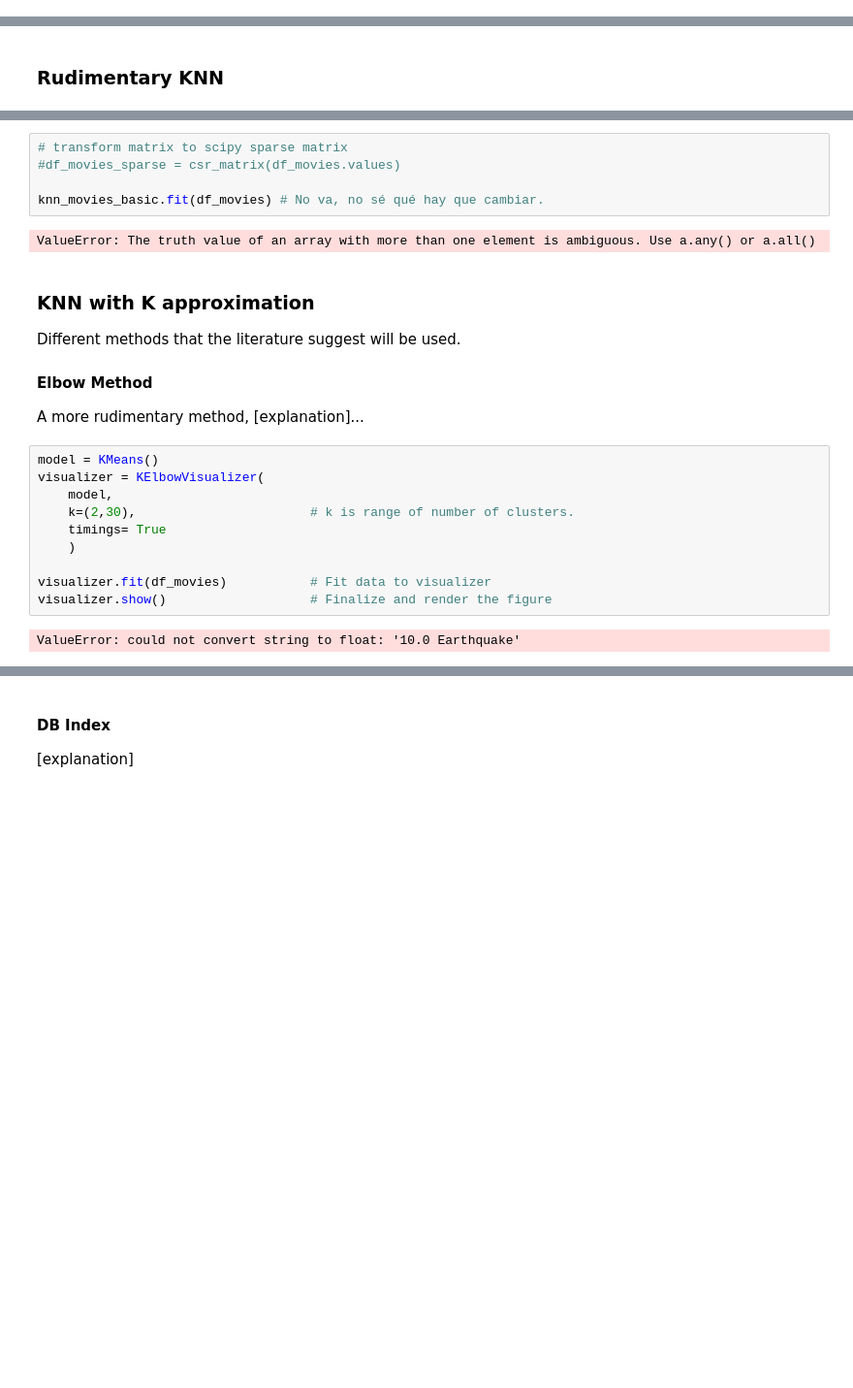
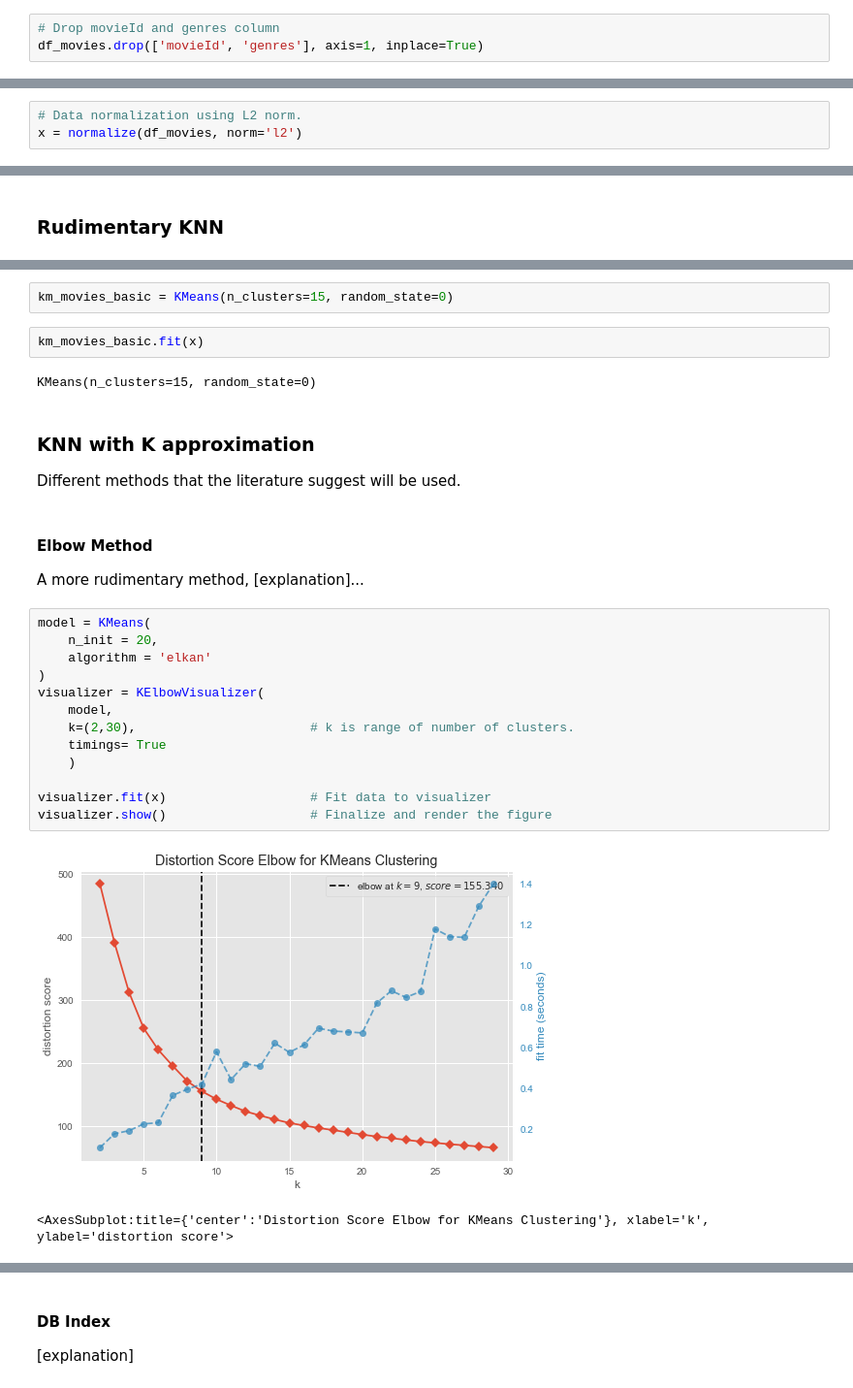
Before and after one commit to imarcosenciso/movie-suggester, a Jupyter notebook: algorithms_limpio.ipynb, the cells around one changed output, grey strips where cells are left out. Shown at 97% size. Cells and saved outputs as stored; diff of their text form; blank space fills up the shorter version.

Commit message:
data nomalization + K-approximation methods

```diff
--- a/algorithms_limpio.ipynb
+++ b/algorithms_limpio.ipynb
@@ -198,0 +269,3 @@ encoder_dict
+# %%
+# Drop movieId and genres column
+df_movies.drop(['movieId', 'genres'], axis=1, inplace=True)
@@ -198,0 +288,3 @@ encoder_dict
+# %%
+# Data normalization using L2 norm.
+x = normalize(df_movies, norm='l2')
@@ -213,30 +307,34 @@ knn_movies_basic = NearestNeighbors(
     n_neighbors=15,                 # Random number for this basic model.
     n_jobs=-1                       # Uses all processors.
 )
-# %%
-# transform matrix to scipy sparse matrix
-#df_movies_sparse = csr_matrix(df_movies.values)
-
-knn_movies_basic.fit(df_movies) # No va, no sé qué hay que cambiar.
-# %% [output]
-ValueError: The truth value of an array with more than one element is ambiguous. Use a.any() or a.all()
+# %%
+km_movies_basic = KMeans(n_clusters=15, random_state=0)
+# %%
+km_movies_basic.fit(x)
+# %% [output]
+KMeans(n_clusters=15, random_state=0)
 # %% [markdown]
 ### KNN with K approximation
 
 Different methods that the literature suggest will be used.
-
-#### Elbow Method
-
-A more rudimentary method, [explanation]...
+# %% [markdown]
+
+#### Elbow Method
+
+A more rudimentary method, [explanation]...
 # %%
-model = KMeans()
+model = KMeans(
+    n_init = 20,
+    algorithm = 'elkan'
+)
 visualizer = KElbowVisualizer(
     model,
     k=(2,30),                       # k is range of number of clusters.
     timings= True
     )
 
-visualizer.fit(df_movies)           # Fit data to visualizer
+visualizer.fit(x)                   # Fit data to visualizer
 visualizer.show()                   # Finalize and render the figure
 # %% [output]
+[figure, added]
-ValueError: could not convert string to float: '10.0 Earthquake'
+<AxesSubplot:title={'center':'Distortion Score Elbow for KMeans Clustering'}, xlabel='k', ylabel='distortion score'>
```
Also changed, not shown: parts of 35 cells of this notebook.
